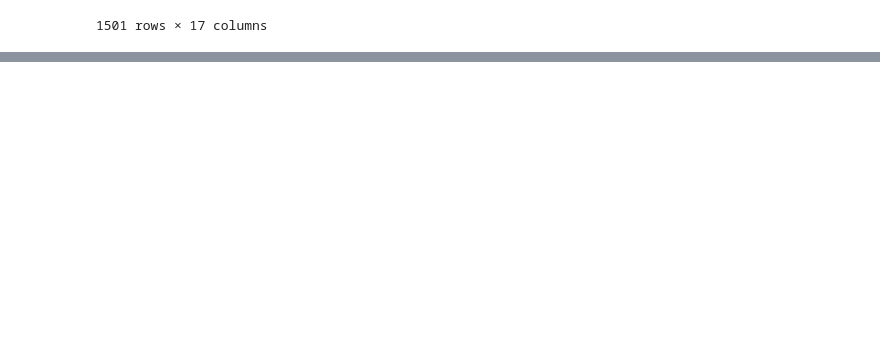
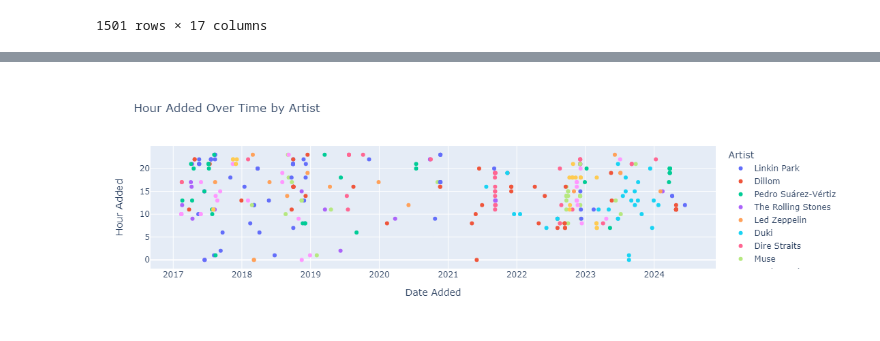
Before and after one commit to rodrigougarte13/Spotify-Organizer, a Jupyter notebook: Spotify Visuals.ipynb, the cells around one changed output, grey strips where cells are left out. Cells and saved outputs as stored; diff of their text form; code cells hidden in the pictures; blank space fills up the shorter version.

```diff
--- a/Spotify Visuals.ipynb
+++ b/Spotify Visuals.ipynb
@@ -54,2 +26,4 @@ df_group_genre
 # %%
-df_group_genre.index.tolist()
+top_artists_groupdf = df.groupby(['Artist']).size().reset_index(name='Track Count').sort_values(by='Track Count', ascending=False).head(13)
+top_artists = top_artists_groupdf['Artist'].tolist()
+df_top_artists = df[df['Artist'].isin(top_artists)]
@@ -80,0 +42,5 @@ fig.show()
+# %%
+fig = px.scatter(df_top_artists, y='Hour Added', x='Date Added', color='Artist', hover_data={'Track Name': True}, title='Hour Added Over Time by Artist')
+fig.show()
+# %% [output]
+[figure, added]
```
Also changed, not shown: parts of 10 cells of this notebook, 2 other files.
